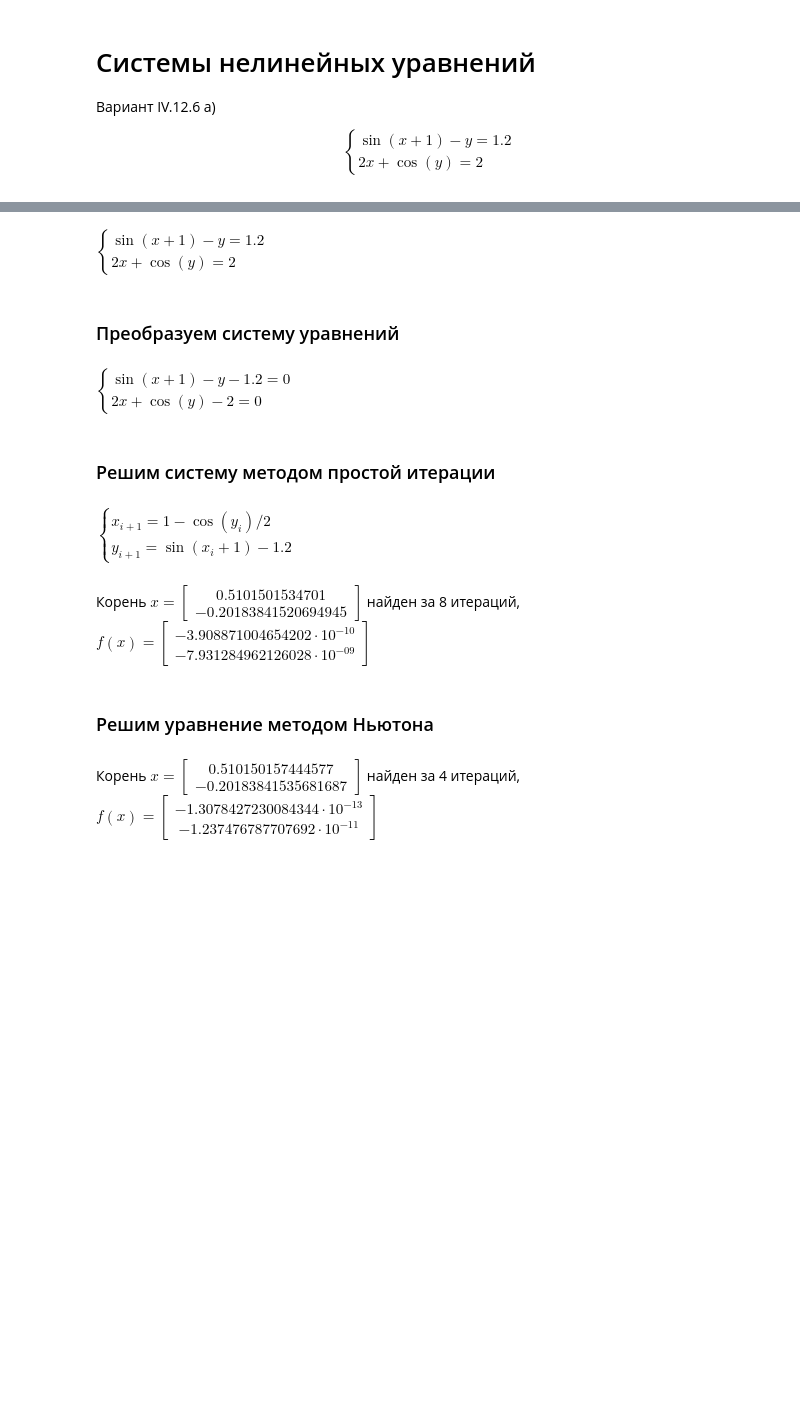
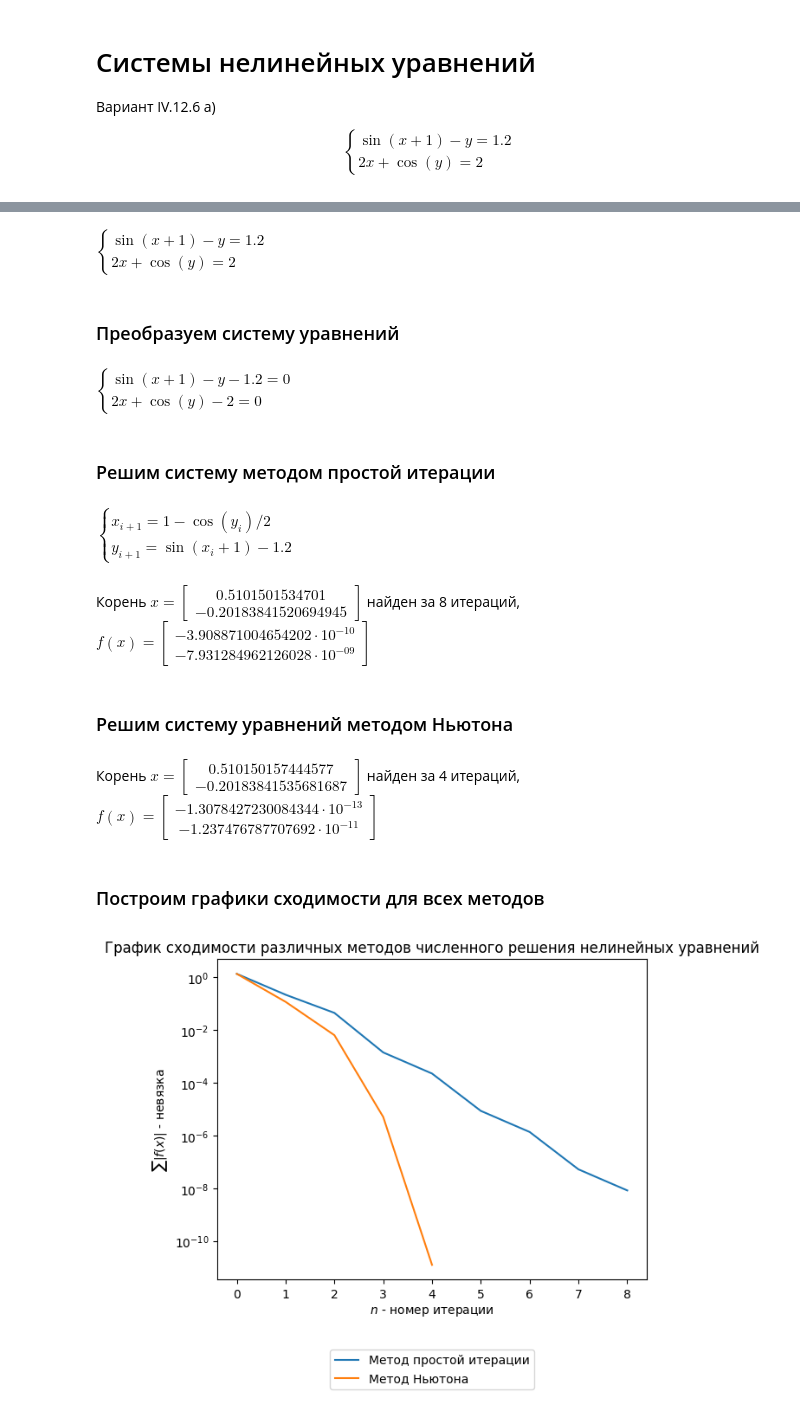
Before and after one commit to vlad-cool/MiptCompMath, a Jupyter notebook: task3.ipynb, the cells around one changed output, grey strips where cells are left out. Cells and saved outputs as stored; diff of their text form; code cells hidden in the pictures; blank space fills up the shorter version.

```diff
--- a/task3.ipynb
+++ b/task3.ipynb
@@ -130,14 +155,19 @@ def derivative(f, x, i, j, h=0.00005):
     return (f(x_1)[i] - f(x_2))[i] / (2 * h)
 # %%
 def solve_sim(f, f_i, x_0, epsilon):
+    residual_list = []
     iterations = 0
+    residual_list.append(np.sum(abs(f(x_0))))
     while np.sum(abs(f(x_0))) > epsilon:
         x_0 = f_i(x_0)
         iterations += 1
-    return x_0, iterations
+        residual_list.append(np.sum(abs(f(x_0))))
+    return x_0, iterations, residual_list
 
 def solve_Newton(f, x, epsilon):
+    residual_list = []
     iterations = 0
+    residual_list.append(np.sum(abs(f(x))))
     while np.sum(np.abs(f(x))) > epsilon:
         J = np.array([[0.0] * 2] * 2)
 
@@ -148,7 +178,8 @@ def solve_Newton(f, x, epsilon):
         x = x + solve_linear_system(J, -f(x))
 
         iterations += 1
-    return x, iterations
+        residual_list.append(np.sum(abs(f(x))))
+    return x, iterations, residual_list
 
 def show_solution(x, f_x, iterations):
     f_x_s = [""] * len(f_x)
@@ -193,7 +224,7 @@ def f_1(x):
         np.sin(x[0] + 1) - 1.2,
     ])
 
-x, iterations = solve_sim(f, f_1, np.array([0.0, 0.0]), epsilon)
+x, iterations, residual_list_sim = solve_sim(f, f_1, np.array([0.0, 0.0]), epsilon)
 
 display(Math(r"""\begin{equation}
     \begin{cases}
@@ -210,33 +241,52 @@ display(Markdown("### Решим систему уравнений методо
 
 ################################################################
 
-x, iterations = solve_Newton(f, np.array([0.0, 0.0]), epsilon)
+x, iterations, residual_list_newton = solve_Newton(f, np.array([0.0, 0.0]), epsilon)
 show_solution(x, f(x), iterations)
 
 ################################################################
+
+################################################################
+
+display(Markdown("### Построим графики сходимости для всех методов"))
+
+plt.plot(residual_list_sim,    label="Метод простой итерации")
+plt.plot(residual_list_newton, label="Метод Ньютона")
+
+plt.yscale("log")
+plt.xlabel("$n$ - номер итерации")
+plt.ylabel("$\sum |f(x)|$ - невязка")
+plt.title(f"График сходимости различных методов численного решения нелинейных уравнений")
+plt.legend(loc='upper center', bbox_to_anchor=(0.5, -0.2))
+
+plt.show()
+
+################################################################
 # %% [output]
 # Системы нелинейных уравнений
 ## Решим систему уравнений, представленную ниже
 $\displaystyle \begin{equation}
     \begin{cases}
         \sin(x + 1) - y = 1.2 \\
         2x + \cos(y) = 2
     \end{cases}\
 \end{equation}$
 ### Преобразуем систему уравнений
 $\displaystyle \begin{equation}
     \begin{cases}
         \sin(x + 1) - y - 1.2 = 0 \\
         2x + \cos(y) - 2 = 0
     \end{cases}\
 \end{equation}$
 ### Решим систему методом простой итерации
 $\displaystyle \begin{equation}
     \begin{cases}
         x_{i+1} = 1 - \cos(y_i) / 2 \\
         y_{i+1} = \sin(x_i + 1) - 1.2
     \end{cases}\
 \end{equation}$
 Корень $x = \begin{bmatrix} 0.5101501534701 \\ -0.20183841520694945 \end{bmatrix}$ найден за 8 итераций, $f(x)=\begin{bmatrix} -3.908871004654202\cdot 10^{-10} \\ -7.931284962126028\cdot 10^{-09} \end{bmatrix}$
-### Решим уравнение методом Ньютона
+### Решим систему уравнений методом Ньютона
 Корень $x = \begin{bmatrix} 0.510150157444577 \\ -0.20183841535681687 \end{bmatrix}$ найден за 4 итераций, $f(x)=\begin{bmatrix} -1.3078427230084344\cdot 10^{-13} \\ -1.237476787707692\cdot 10^{-11} \end{bmatrix}$
+### Построим графики сходимости для всех методов
+[figure, added]
```
Also changed, not shown: parts of 2 cells of this notebook.
